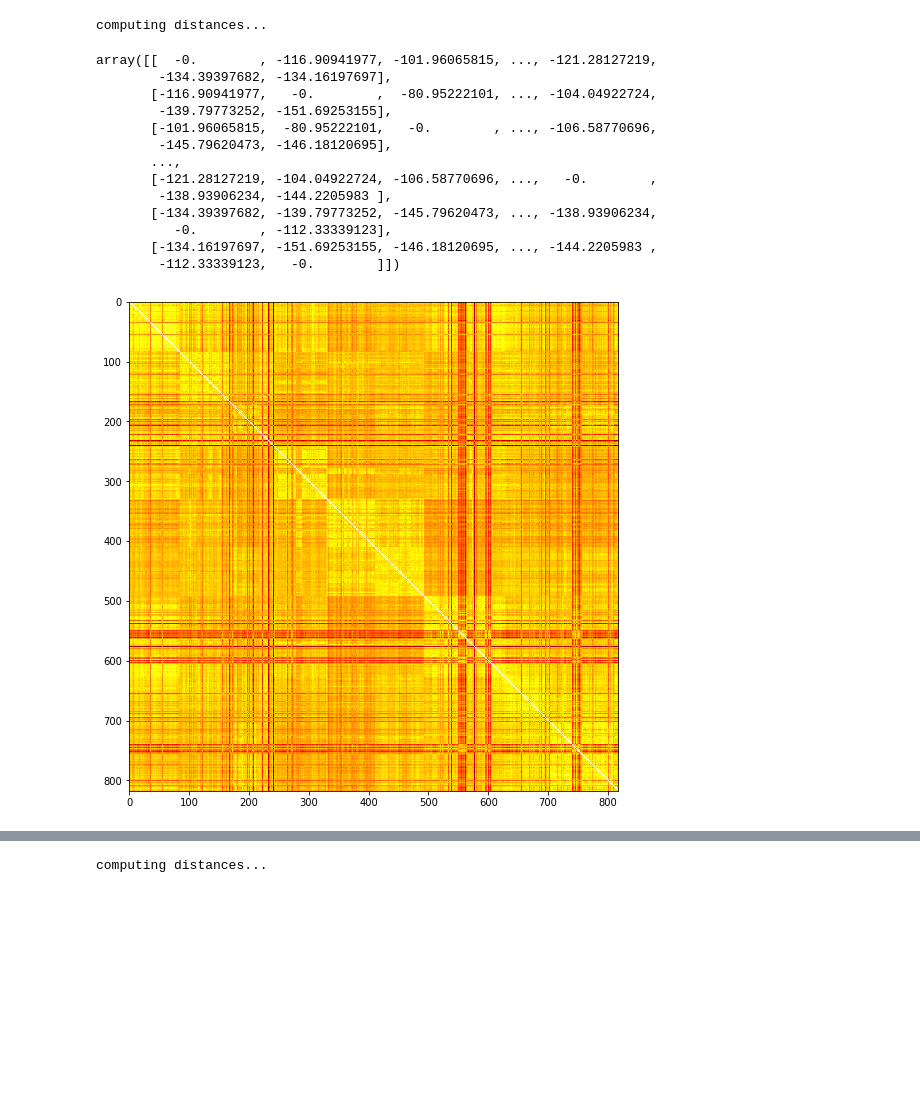
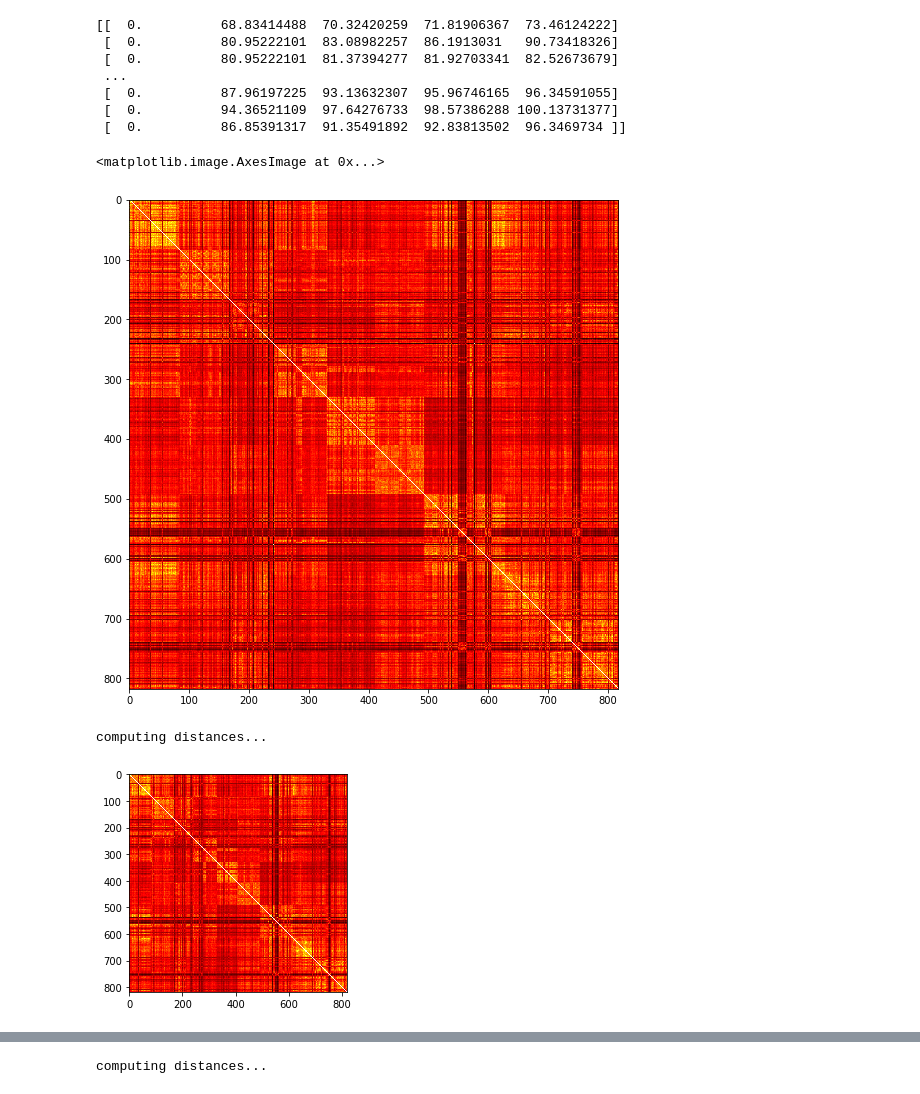
Before and after one commit to bendemeo/ample, a Jupyter notebook: norm_clusterings.ipynb, the cells around one changed output, grey strips where cells are left out. Drawn from its saved outputs; the diff is of its cells as text; code cells hidden in the pictures; blank space fills up the shorter version.

```diff
--- a/norm_clusterings.ipynb
+++ b/norm_clusterings.ipynb
@@ -82,5 +116,5 @@ def trunc_euclidean(k=5):
 # %%
 zheng = open_data('zheng', annos=['patients','labels'])
 # %%
-zheng_sub = zheng.subset('patients','P1116')
+zheng = zheng.subset('patients','P1116')
 # %%
@@ -88,18 +124,17 @@ zheng_sub.sort_values('labels')
+# %%
+plt.imshow(1/adjusted_euclidean(zheng_raw), cmap='hot')
+# %% [output]
+[[  0.          68.83414488  70.32420259  71.81906367  73.46124222]
+ [  0.          80.95222101  83.08982257  86.1913031   90.73418326]
+ [  0.          80.95222101  81.37394277  81.92703341  82.52673679]
+ ...
+ [  0.          87.96197225  93.13632307  95.96746165  96.34591055]
+ [  0.          94.36521109  97.64276733  98.57386288 100.13731377]
+ [  0.          86.85391317  91.35491892  92.83813502  96.3469734 ]]
+<matplotlib.image.AxesImage at 0x...>
+[figure, added]
 # %%
-zheng_sub.heatmap(metric=euclidean_i)
+zheng_sub.heatmap()
 # %% [output]
 computing distances...
-array([[  -0.        , -116.90941977, -101.96065815, ..., -121.28127219,
-        -134.39397682, -134.16197697],
-       [-116.90941977,   -0.        ,  -80.95222101, ..., -104.04922724,
-        -139.79773252, -151.69253155],
-       [-101.96065815,  -80.95222101,   -0.        , ..., -106.58770696,
-        -145.79620473, -146.18120695],
-       ...,
-       [-121.28127219, -104.04922724, -106.58770696, ...,   -0.        ,
-        -138.93906234, -144.2205983 ],
-       [-134.39397682, -139.79773252, -145.79620473, ..., -138.93906234,
-          -0.        , -112.33339123],
-       [-134.16197697, -151.69253155, -146.18120695, ..., -144.2205983 ,
-        -112.33339123,   -0.        ]])
-[figure, old version]
+[figure, new version]
```
Also changed, not shown: parts of 27 cells of this notebook, 6 other files.
